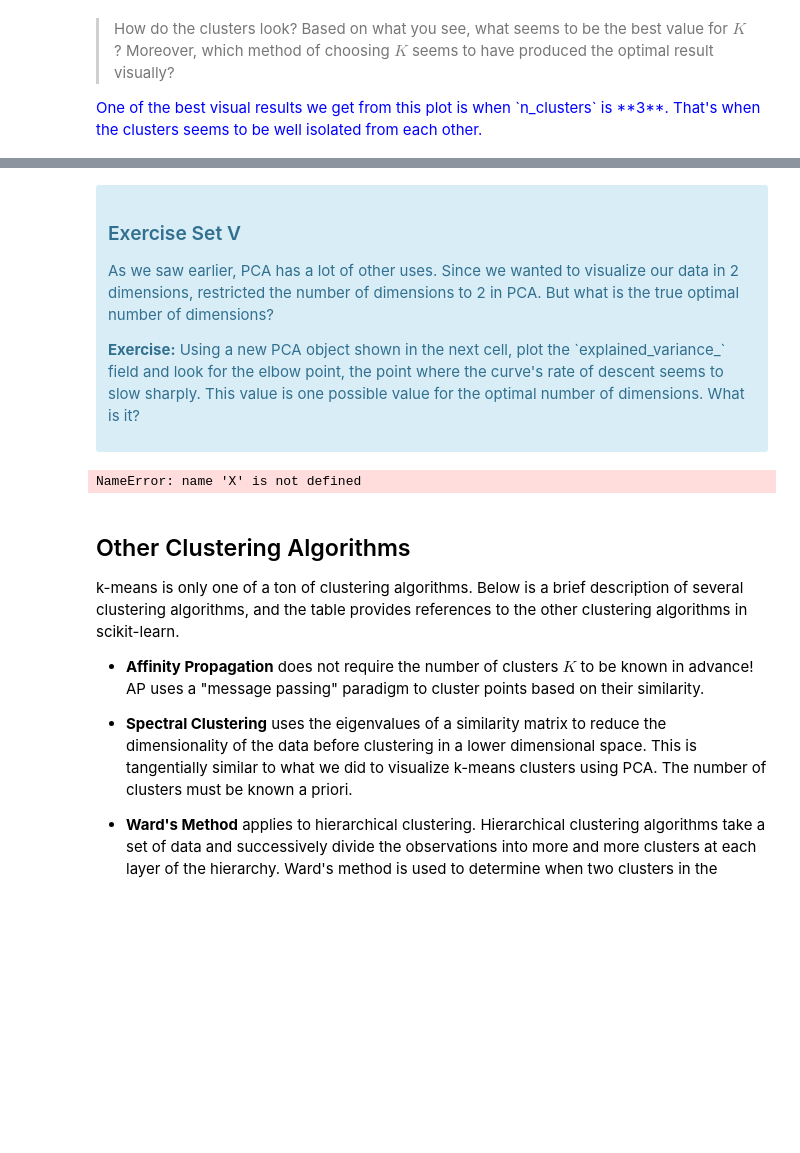
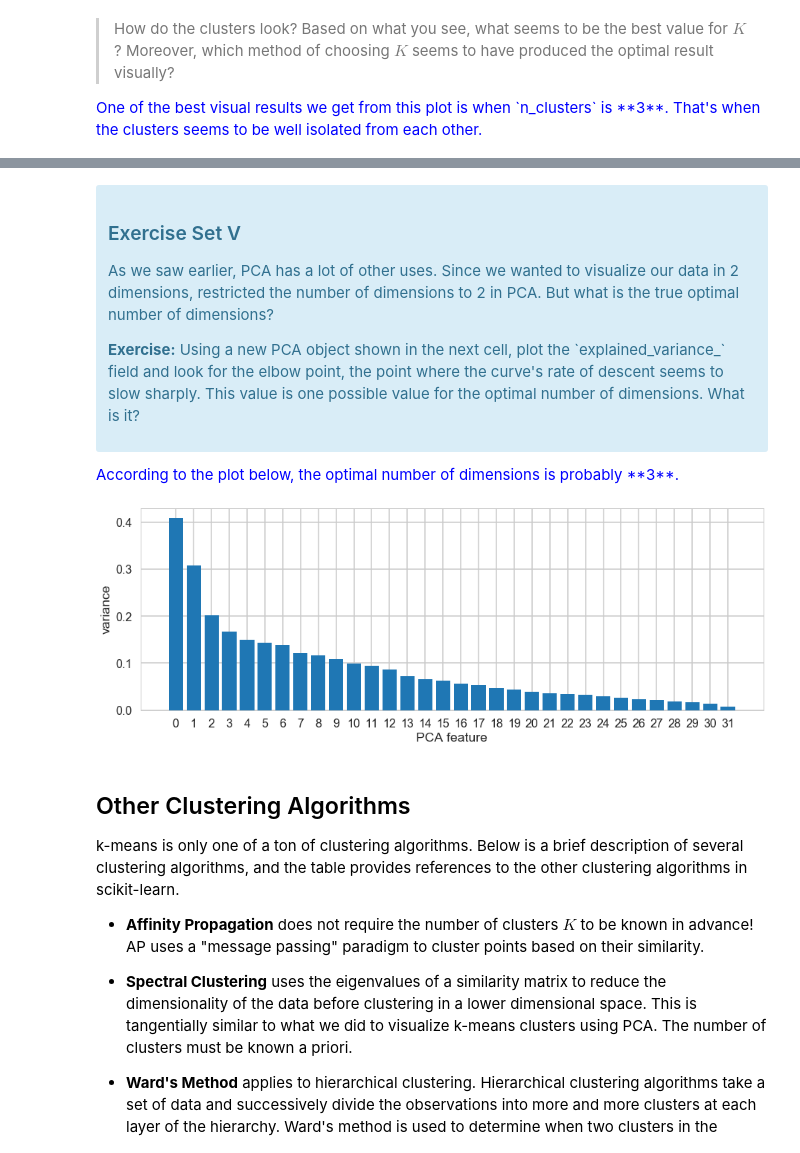
Before and after one commit to karlphillip/DataScience, a Jupyter notebook: Smaller Projects/clustering_customer_segmentation_ml/Mini_Project_Clustering.ipynb, the cells around one changed output, grey strips where cells are left out. Cells and saved outputs as stored; diff of their text form; code cells hidden in the pictures; blank space fills up the shorter version.

```diff
--- a/Smaller Projects/clustering_customer_segmentation_ml/Mini_Project_Clustering.ipynb
+++ b/Smaller Projects/clustering_customer_segmentation_ml/Mini_Project_Clustering.ipynb
@@ -570,16 +569,28 @@ plot_bar(discount_df, 'Wine Discount per Cluster', True)
 
 <p><b>Exercise:</b> Using a new PCA object shown in the next cell, plot the `explained_variance_` field and look for the elbow point, the point where the curve's rate of descent seems to slow sharply. This value is one possible value for the optimal number of dimensions. What is it?</p>
 </div>
+
+<font color='blue'>
+According to the plot below, the optimal number of dimensions is probably **3**.
+</font>
 # %%
-#your turn
-# Initialize a new PCA model with a default number of components.
+# karl: initialize a new PCA model with a default number of components.
 import sklearn.decomposition
+
 pca = sklearn.decomposition.PCA()
-pca.fit(X)
 
-# Do the rest on your own :)
+matrix_df = get_matrix()
+pca.fit(matrix_df)
+features = range(pca.n_components_)
+
+plt.figure(figsize=(15,5))
+plt.bar(features, pca.explained_variance_)
+plt.xticks(features)
+plt.ylabel('variance')
+plt.xlabel('PCA feature')
+plt.show()
 # %% [output]
-NameError: name 'X' is not defined
+[figure, added]
 # %% [markdown]
 ## Other Clustering Algorithms
 
```
Also changed, not shown: parts of 7 cells of this notebook.
